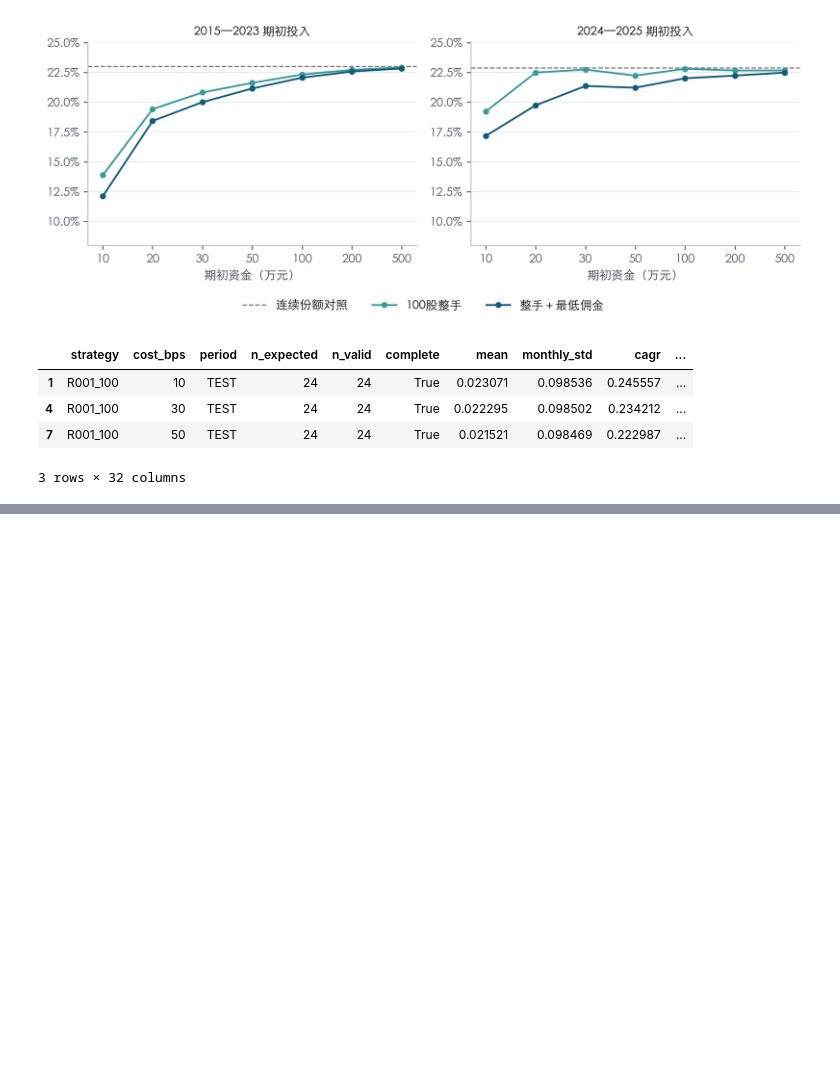
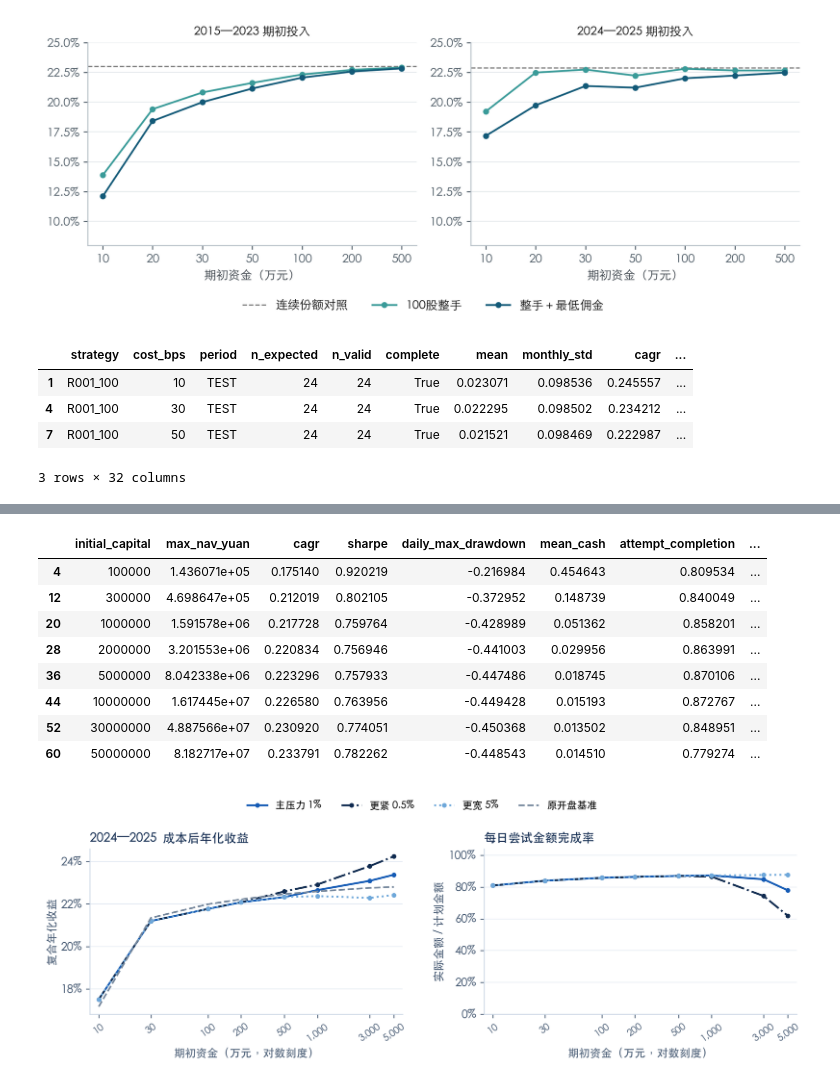
Before and after one commit to Elysiaivy/a-share-microcap-research, a Jupyter notebook: research.ipynb, the cells around one changed output, grey strips where cells are left out. Saved outputs shown, nothing was run; the diff lists cells and outputs as text; code cells hidden in the pictures; blank space fills up the shorter version.

Commit message:
Add capital capacity and market-impact stress study

```diff
--- a/research.ipynb
+++ b/research.ipynb
@@ -221,0 +235,40 @@ display(pd.read_csv(root/'results/cost_sensitivity.csv').query("strategy==@winne
+# %%
+caproot=root/'results/capacity'
+protocol=json.loads((caproot/'protocol.json').read_text())
+cap_month=pd.read_csv(caproot/'monthly.csv')
+cap_day=pd.read_csv(caproot/'daily.csv.gz')
+cap_saved=pd.read_csv(caproot/'performance.csv')
+keys=['period','scenario','initial_capital']
+expected={(p,s,c) for p in protocol['periods'] for s in protocol['scenarios'] for c in protocol['capitals_yuan']}
+assert set(map(tuple,cap_saved[keys].to_numpy())) == expected
+cap_rows=[]
+for key,g in cap_month.groupby(keys):
+    period,scenario,initial_capital=key
+    g=g.sort_values('return_month')
+    assert g.return_month.tolist()==pd.period_range(*protocol['periods'][period],freq='M').astype(str).tolist()
+    r=g.net_return.to_numpy()
+    d=cap_day[(cap_day.period==period)&(cap_day.scenario==scenario)&(cap_day.initial_capital==initial_capital)].sort_values('date')
+    nav=np.r_[initial_capital,d.nav.to_numpy()]
+    cap_rows.append(dict(zip(keys,key))|dict(cagr=np.prod(1+r)**(12/len(r))-1,
+        sharpe=np.sqrt(12)*r.mean()/r.std(ddof=1),
+        daily_max_drawdown=(nav/np.maximum.accumulate(nav)-1).min(),
+        mean_cash=d.cash_weight.mean(),max_nav_yuan=nav.max()))
+cap_recalc=pd.DataFrame(cap_rows)
+cap_check=cap_recalc.merge(cap_saved,on=keys,suffixes=('_new','_saved'),validate='one_to_one')
+for metric in ['cagr','sharpe','daily_max_drawdown','mean_cash','max_nav_yuan']:
+    np.testing.assert_allclose(cap_check[metric+'_new'],cap_check[metric+'_saved'],rtol=1e-9,atol=1e-10)
+show=cap_saved.query("period=='TEST' and scenario=='MAIN_1P'").sort_values('initial_capital')
+display(show[['initial_capital','max_nav_yuan','cagr','sharpe','daily_max_drawdown','mean_cash',
+              'attempt_completion','impact_bps_per_traded_yuan','final_pending_risk_stocks']])
+display(Image(filename=str(root/'results/word_figures/capacity_stress.png')))
+# %% [output]
+|  | initial_capital | max_nav_yuan | cagr | sharpe | daily_max_drawdown | mean_cash | attempt_completion | ... |
+| 4 | 100000 | 1.436071e+05 | 0.175140 | 0.920219 | -0.216984 | 0.454643 | 0.809534 | ... |
+| 12 | 300000 | 4.698647e+05 | 0.212019 | 0.802105 | -0.372952 | 0.148739 | 0.840049 | ... |
+| 20 | 1000000 | 1.591578e+06 | 0.217728 | 0.759764 | -0.428989 | 0.051362 | 0.858201 | ... |
+| 28 | 2000000 | 3.201553e+06 | 0.220834 | 0.756946 | -0.441003 | 0.029956 | 0.863991 | ... |
+| 36 | 5000000 | 8.042338e+06 | 0.223296 | 0.757933 | -0.447486 | 0.018745 | 0.870106 | ... |
+| 44 | 10000000 | 1.617445e+07 | 0.226580 | 0.763956 | -0.449428 | 0.015193 | 0.872767 | ... |
+| 52 | 30000000 | 4.887566e+07 | 0.230920 | 0.774051 | -0.450368 | 0.013502 | 0.848951 | ... |
+| 60 | 50000000 | 8.182717e+07 | 0.233791 | 0.782262 | -0.448543 | 0.014510 | 0.779274 | ... |
+[figure, added]
```
Also changed, not shown: parts of 9 cells of this notebook, 52 other files.
